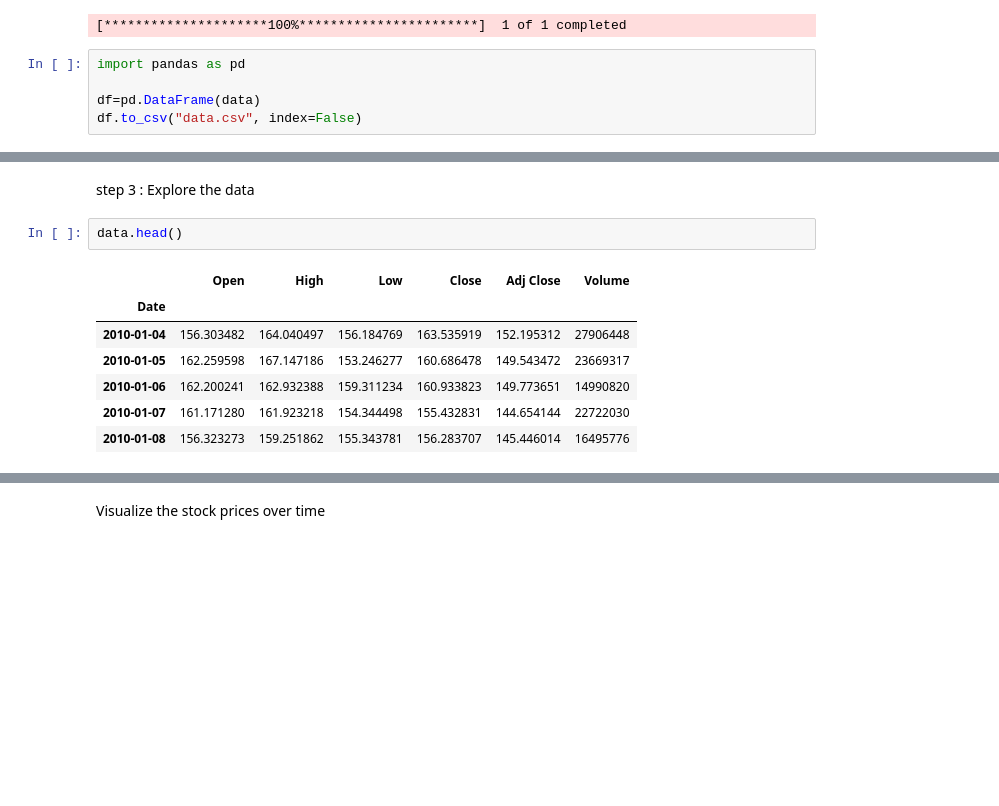
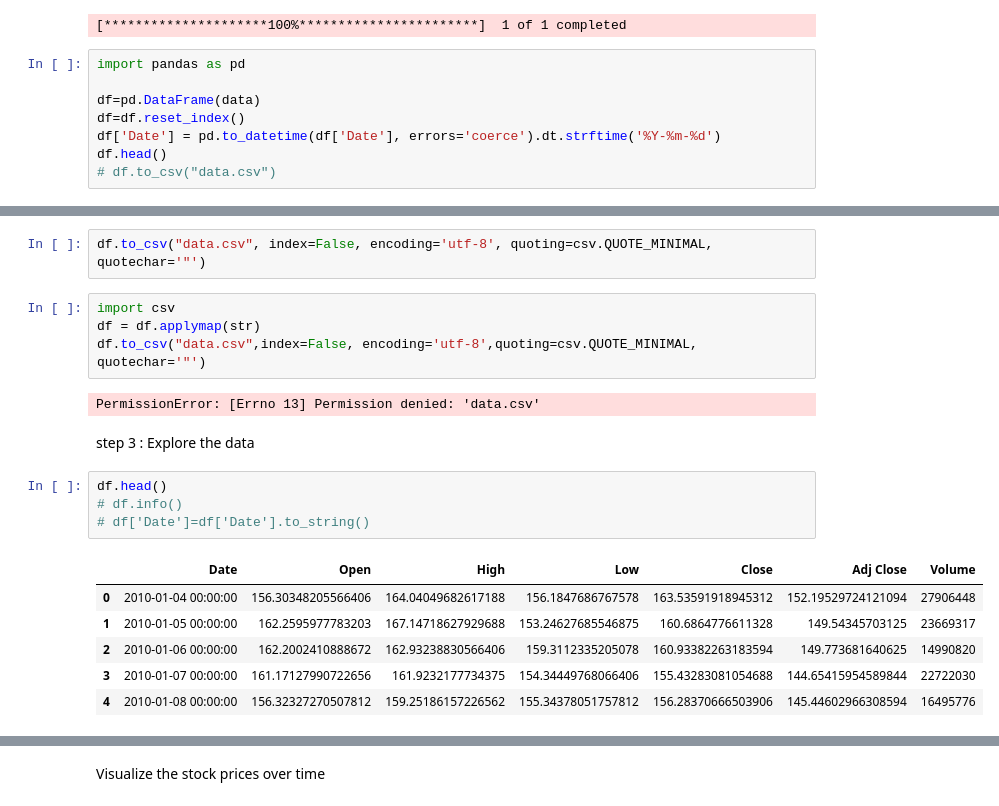
Before and after one commit to sophiyageorge/StockMarket, a Jupyter notebook: Data_Collection.ipynb, the cells around one changed output, grey strips where cells are left out. Drawn from its saved outputs; the diff is of its cells as text; blank space fills up the shorter version.

```diff
--- a/Data_Collection.ipynb
+++ b/Data_Collection.ipynb
@@ -42,4 +43,7 @@ data = yf.download(symbol,start = start_date,end=end_date)
 import pandas as pd
 
 df=pd.DataFrame(data)
-df.to_csv("data.csv", index=False)
+df=df.reset_index()
+df['Date'] = pd.to_datetime(df['Date'], errors='coerce').dt.strftime('%Y-%m-%d')
+df.head()
+# df.to_csv("data.csv")
@@ -46,12 +57,21 @@ df.to_csv("data.csv", index=False)
+# %%
+df.to_csv("data.csv", index=False, encoding='utf-8', quoting=csv.QUOTE_MINIMAL, quotechar='"')
+# %%
+import csv
+df = df.applymap(str)
+df.to_csv("data.csv",index=False, encoding='utf-8',quoting=csv.QUOTE_MINIMAL, quotechar='"')
+# %% [output]
+PermissionError: [Errno 13] Permission denied: 'data.csv'
 # %% [markdown]
 step 3 : Explore the data
 # %%
-data.head()
+df.head()
+# df.info()
+# df['Date']=df['Date'].to_string()
 # %% [output]
-|  | Open | High | Low | Close | Adj Close | Volume |
-| Date |  |  |  |  |  |  |
-| 2010-01-04 | 156.303482 | 164.040497 | 156.184769 | 163.535919 | 152.195312 | 27906448 |
-| 2010-01-05 | 162.259598 | 167.147186 | 153.246277 | 160.686478 | 149.543472 | 23669317 |
-| 2010-01-06 | 162.200241 | 162.932388 | 159.311234 | 160.933823 | 149.773651 | 14990820 |
-| 2010-01-07 | 161.171280 | 161.923218 | 154.344498 | 155.432831 | 144.654144 | 22722030 |
-| 2010-01-08 | 156.323273 | 159.251862 | 155.343781 | 156.283707 | 145.446014 | 16495776 |
+|  | Date | Open | High | Low | Close | Adj Close | Volume |
+| 0 | 2010-01-04 00:00:00 | 156.30348205566406 | 164.04049682617188 | 156.1847686767578 | 163.53591918945312 | 152.19529724121094 | 27906448 |
+| 1 | 2010-01-05 00:00:00 | 162.2595977783203 | 167.14718627929688 | 153.24627685546875 | 160.6864776611328 | 149.54345703125 | 23669317 |
+| 2 | 2010-01-06 00:00:00 | 162.2002410888672 | 162.93238830566406 | 159.3112335205078 | 160.93382263183594 | 149.773681640625 | 14990820 |
+| 3 | 2010-01-07 00:00:00 | 161.17127990722656 | 161.9232177734375 | 154.34449768066406 | 155.43283081054688 | 144.65415954589844 | 22722030 |
+| 4 | 2010-01-08 00:00:00 | 156.32327270507812 | 159.25186157226562 | 155.34378051757812 | 156.28370666503906 | 145.44602966308594 | 16495776 |
```
Also changed, not shown: parts of 10 cells of this notebook, 14 other files.
